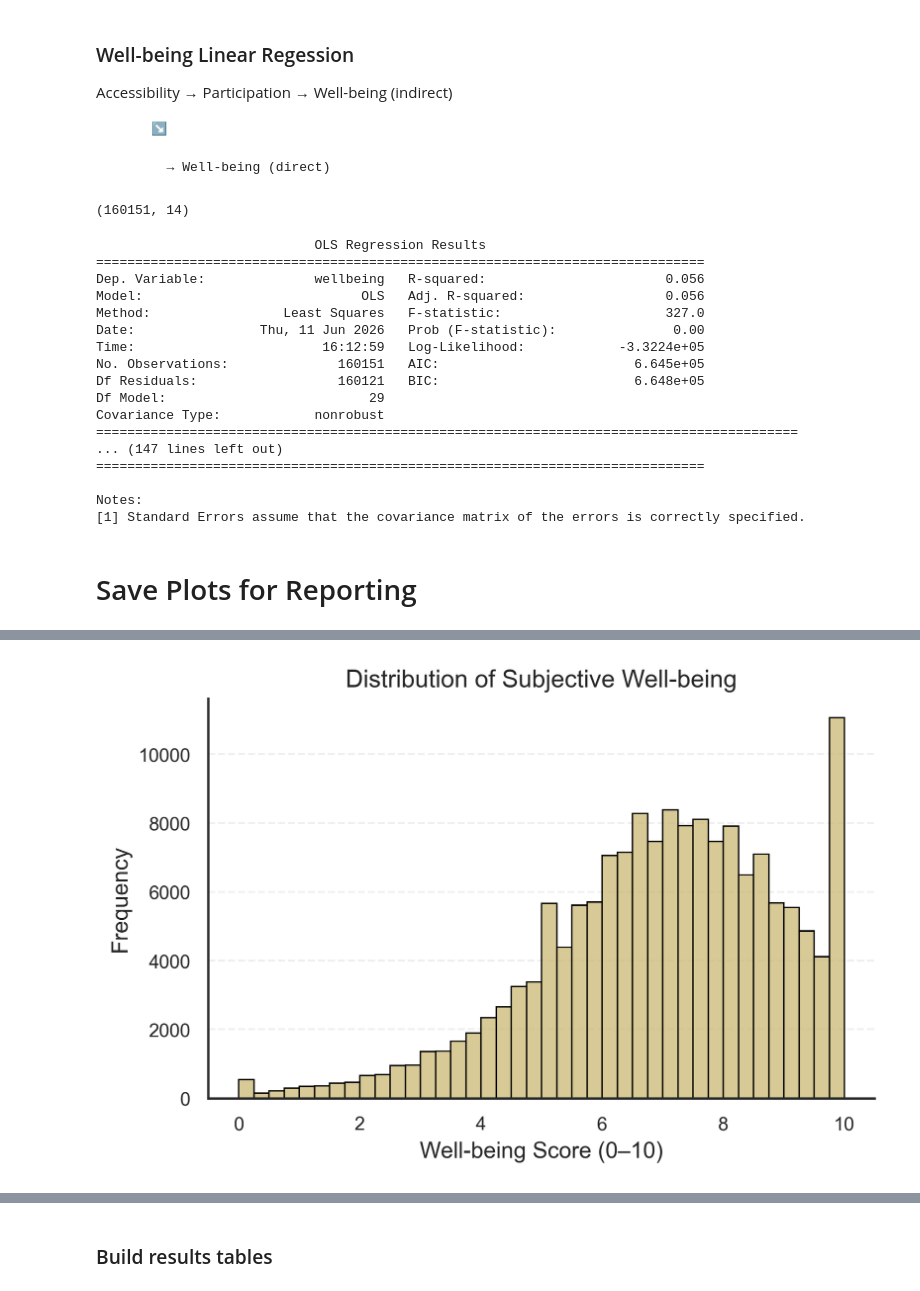
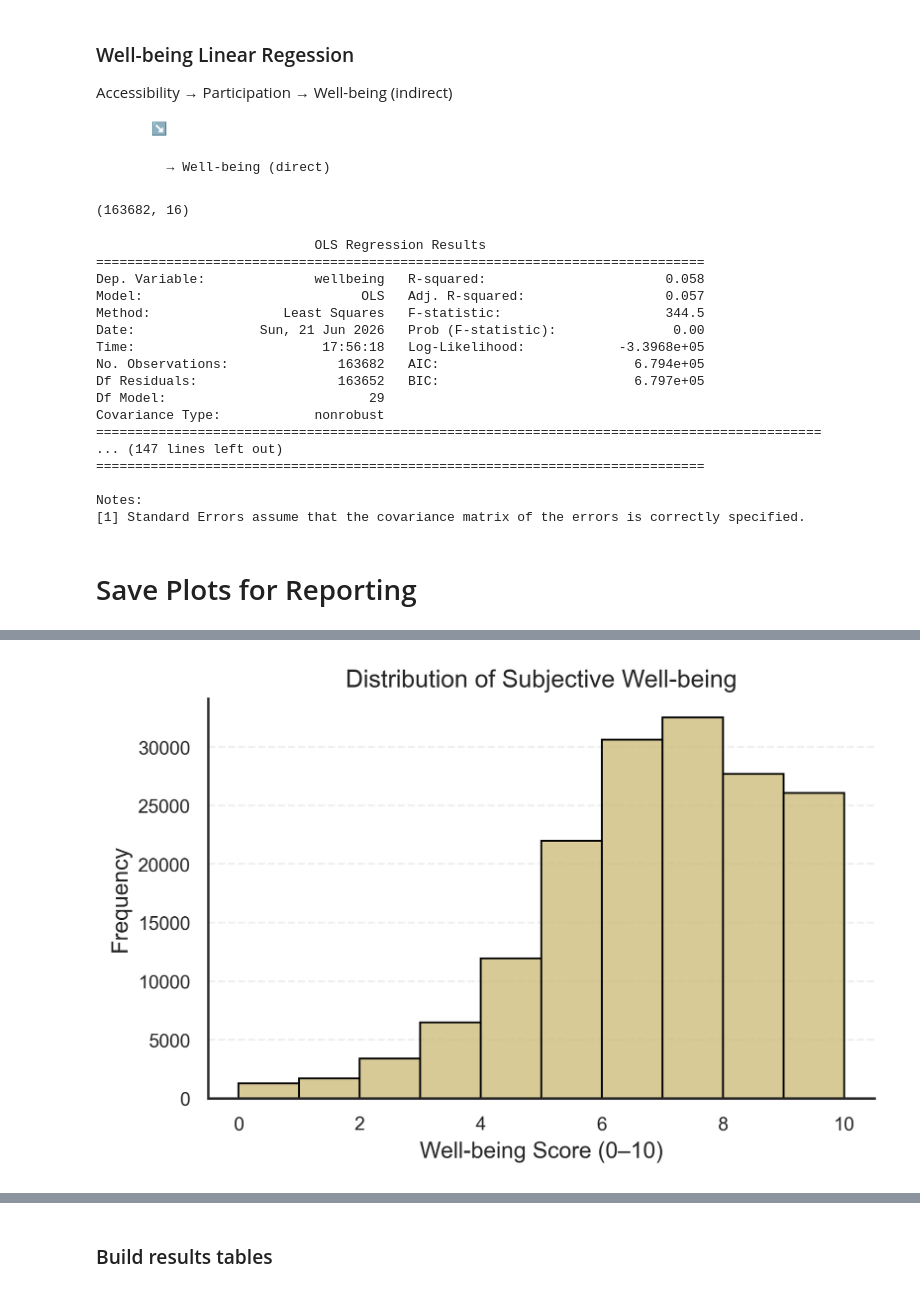
Before and after one commit to andrea-chong/spatial-cultural-access-england, a Jupyter notebook: research_notebooks/05_modelling.ipynb, the cells around one changed output, grey strips where cells are left out. Cells and saved outputs as stored; diff of their text form; code cells hidden in the pictures.

```diff
--- a/research_notebooks/05_modelling.ipynb
+++ b/research_notebooks/05_modelling.ipynb
@@ -115,11 +95,11 @@ model_data_df['EDUCAT4_filled'] = model_data_df['EDUCAT4_filled'].astype('catego
 model_data_df['NSSEC_5_filled'] = model_data_df['NSSEC_5_filled'].astype('category')
 # %%
 # Drop remaining missing values
-model_data_df_clean = model_data_df.dropna(subset=[
+model_data_df = model_data_df.dropna(subset=[
     'SEX', #1 Female, 2 Male
     'AGEBAND',
-    'ETHNIC_NET_Safeguard',
-    'wellbeing'
+    'total_depth',
+    # 'wellbeing',
 ])
 # %% [markdown]
 #### Numeric Vars Distribution
@@ -210,7 +190,7 @@ plt.show()
 # %% [markdown]
 #### Categorical Vars Distribution
 # %%
-categorical_vars = ['SEX', 'AGEBAND', 'NSSEC_5', 'EDUCAT4', 'ETHNIC_NET_Safeguard']
+categorical_vars = ['SEX', 'AGEBAND', 'NSSEC_5', 'EDUCAT4']
 
 for var in categorical_vars:
     plt.figure(figsize=(8, 4))
@@ -254,7 +233,6 @@ select_vars = [
     # Controls
     'SEX',
     'AGEBAND',
-    'ETHNIC_NET_Safeguard',
     'EDUCAT4_filled',
     'NSSEC_5_filled',
 
@@ -274,7 +252,6 @@ final_vars = [
     # Controls
     'SEX',
     'AGE',
-    'ETH',
     'EDU',
     'SES',
 
@@ -282,15 +259,12 @@ final_vars = [
     'LAD23CD'
 ]
 
-clean_model_df = model_data_df.dropna(subset=[
-                'SEX', 'AGEBAND', 'ETHNIC_NET_Safeguard'
-            ]).loc[:,select_vars].copy()
+clean_model_df = model_data_df.loc[:,select_vars].copy()
 clean_model_df.columns = final_vars
 
 categorical_vars = [
     'SEX',
     'AGE',
-    'ETH',
     'EDU',
     'SES'
 ]
@@ -684,7 +702,7 @@ wb_model_df = clean_model_df.dropna(subset=['wellbeing'])
 
 print(wb_model_df.shape)
 # %% [output]
-(160151, 14)
+(163682, 16)
 # %%
 # 3a accesibility -> wellbeing total effect
 model_3a = smf.ols(
@@ -729,16 +747,16 @@ print(model_3c.summary())
 # %% [output]
                             OLS Regression Results
 ==============================================================================
-Dep. Variable:              wellbeing   R-squared:                       0.056
-Model:                            OLS   Adj. R-squared:                  0.056
-Method:                 Least Squares   F-statistic:                     327.0
-Date:                Thu, 11 Jun 2026   Prob (F-statistic):               0.00
-Time:                        16:12:59   Log-Likelihood:            -3.3224e+05
-No. Observations:              160151   AIC:                         6.645e+05
-Df Residuals:                  160121   BIC:                         6.648e+05
+Dep. Variable:              wellbeing   R-squared:                       0.058
+Model:                            OLS   Adj. R-squared:                  0.057
+Method:                 Least Squares   F-statistic:                     344.5
+Date:                Sun, 21 Jun 2026   Prob (F-statistic):               0.00
+Time:                        17:56:18   Log-Likelihood:            -3.3968e+05
+No. Observations:              163682   AIC:                         6.794e+05
+Df Residuals:                  163652   BIC:                         6.797e+05
 Df Model:                          29
 Covariance Type:            nonrobust
-==========================================================================================
+=============================================================================================
 ... (147 lines left out)
 ==============================================================================
 
@@ -752,7 +770,8 @@ import os
 # -------------------------
 # CREATE OUTPUT DIRECTORY (if it doesn't exist)
 # -------------------------
-os.makedirs("../reports", exist_ok=True)
+save_dir = "../reports/21-06-2026 outputs"
+os.makedirs(save_dir, exist_ok=True)
 
 # -------------------------
 # GLOBAL STYLE SETTINGS
@@ -790,7 +809,7 @@ fig, ax = plt.subplots(figsize=(6, 4))
 
 sns.histplot(
     clean_model_df['total_breadth'],
-    bins=range(0, int(clean_model_df['total_breadth'].max()) + 2),
+    binwidth=1,
     color=colors["breadth"],
     edgecolor='black',
     alpha=0.85,
@@ -803,7 +822,7 @@ ax.set_ylabel("Frequency")
 format_axes(ax)
 
 plt.tight_layout()
-plt.savefig("../reports/fig_4_1_breadth.png")
+plt.savefig(f"{save_dir}/fig_4_1_breadth.png")
 plt.show()
 
 
@@ -814,7 +833,7 @@ fig, ax = plt.subplots(figsize=(6, 4))
 
 sns.histplot(
     clean_model_df['total_depth'],
-    bins=40,
+    bins=100,
     color=colors["depth"],
     edgecolor='black',
     alpha=0.75,
@@ -827,7 +846,7 @@ ax.set_ylabel("Frequency")
 format_axes(ax)
 
 plt.tight_layout()
-plt.savefig("../reports/fig_4_2_depth.png")
+plt.savefig(f"{save_dir}/fig_4_2_depth.png")
 plt.show()
 
 
@@ -838,7 +857,7 @@ fig, ax = plt.subplots(figsize=(6, 4))
 
 sns.histplot(
     clean_model_df['intensity'],
-    bins=40,
+    bins=100,
     color=colors["intensity"],
     edgecolor='black',
     alpha=0.75,
@@ -851,7 +870,7 @@ ax.set_ylabel("Frequency")
 format_axes(ax)
 
 plt.tight_layout()
-plt.savefig("../reports/fig_4_3_intensity.png")
+plt.savefig(f"{save_dir}/fig_4_3_intensity.png")
 plt.show()
 
 
@@ -862,7 +881,7 @@ fig, ax = plt.subplots(figsize=(6, 4))
 
 sns.histplot(
     clean_model_df['prox_z'],
-    bins=40,
+    bins=100,
     color=colors["accessibility"],
     edgecolor='black',
     alpha=0.75,
@@ -875,7 +894,7 @@ ax.set_ylabel("Frequency")
 format_axes(ax)
 
 plt.tight_layout()
-plt.savefig("../reports/fig_4_4_accessibility.png")
+plt.savefig(f"{save_dir}/fig_4_4_accessibility.png")
 plt.show()
 
 
@@ -886,7 +905,7 @@ fig, ax = plt.subplots(figsize=(6, 4))
 
 sns.histplot(
     wb_model_df['wellbeing'],
-    bins=40,
+    binwidth=1,
     color=colors["wellbeing"],
     edgecolor='black',
     alpha=0.75,
@@ -899,6 +918,6 @@ ax.set_ylabel("Frequency")
 format_axes(ax)
 
 plt.tight_layout()
-plt.savefig("../reports/fig_4_5_wellbeing.png")
+plt.savefig(f"{save_dir}/fig_4_5_wellbeing.png")
 plt.show()
 # %% [output]
@@ -909,4 +928,4 @@ plt.show()
-[figure, old version]
+[figure, new version]
 # %%
 ## Correlation figure
 from scipy.stats import pearsonr
```
Also changed, not shown: parts of 21 cells of this notebook.
